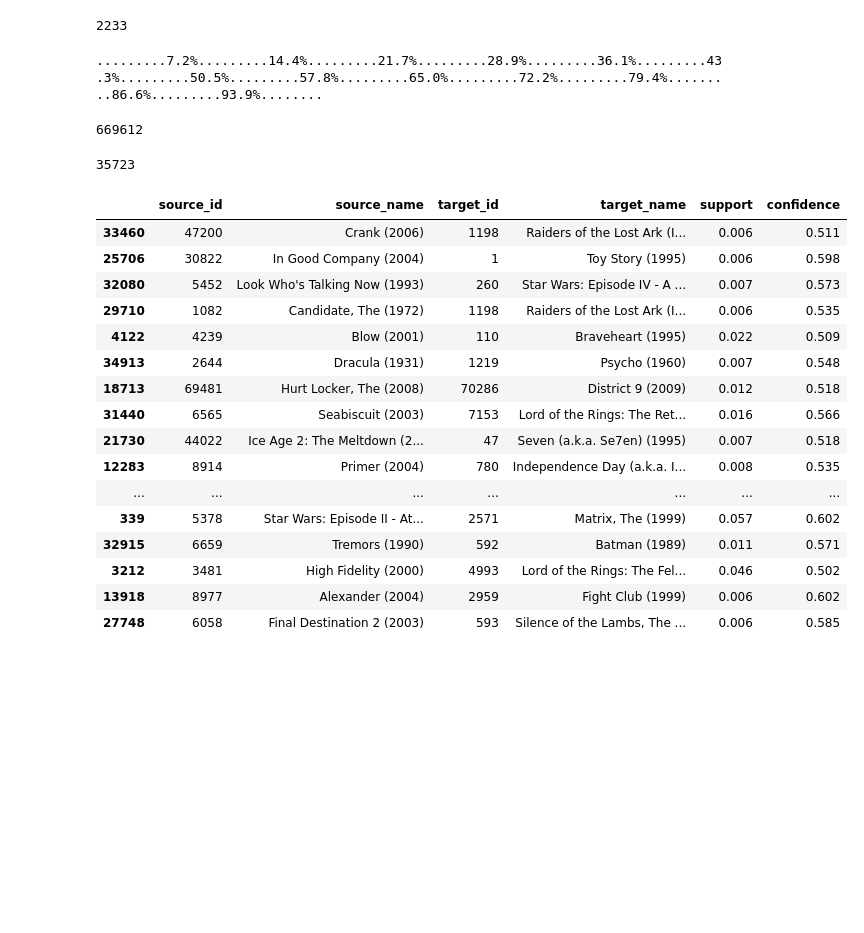
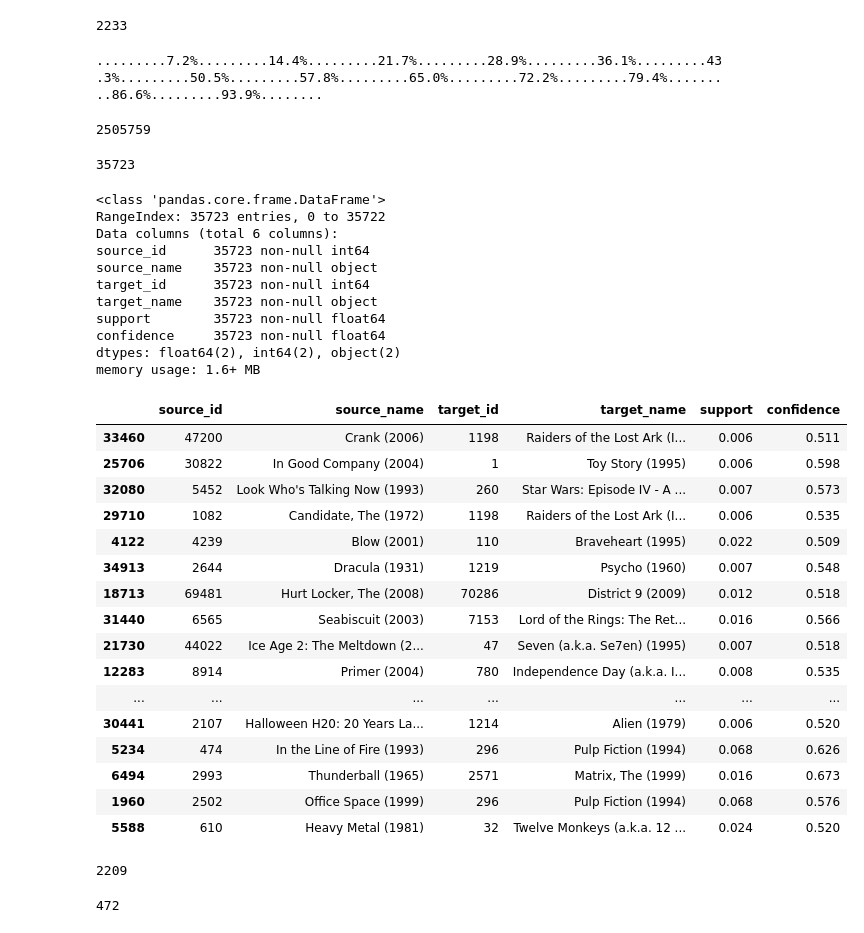
Before and after one commit to csizsek/recommender-systems, a Jupyter notebook: movie_lens/04_association_rules.ipynb, the cells around one changed output. Cells and saved outputs as stored; diff of their text form; code cells hidden in the pictures; blank space fills up the shorter version.

```diff
--- a/movie_lens/04_association_rules.ipynb
+++ b/movie_lens/04_association_rules.ipynb
@@ -33,7 +37,7 @@ ratings = pd.read_csv('data/ratings_train.csv')
 ## Association rules
 # %%
 min_item_support = 0.01
-min_pair_support = 0.005
+min_pair_support = 0.001
 min_confidence = 0.5
 # %%
 transactions = set()
@@ -80,7 +84,7 @@ frequent_movie_pairs = find_frequent_pairs(transactions, frequent_movies, min_pa
 len(frequent_movie_pairs)
 # %% [output]
 .........7.2%.........14.4%.........21.7%.........28.9%.........36.1%.........43.3%.........50.5%.........57.8%.........65.0%.........72.2%.........79.4%.........86.6%.........93.9%........
-669612
+2505759
 # %%
 def calculate_association_rules(frequent_items, frequent_pairs, n_transactions):
     rules = []
@@ -109,22 +113,44 @@ for r in rules:
         'support': r[2],
         'confidence': r[3]})
 rules_df = pd.DataFrame(rules_dict)[['source_id', 'source_name', 'target_id', 'target_name', 'support', 'confidence']]
-rules_df.sample(30)
+rules_df.info()
 # %% [output]
-|  | source_id | source_name | target_id | target_name | support | confidence |
-| 33460 | 47200 | Crank (2006) | 1198 | Raiders of the Lost Ark (I... | 0.006 | 0.511 |
-| 25706 | 30822 | In Good Company (2004) | 1 | Toy Story (1995) | 0.006 | 0.598 |
-| 32080 | 5452 | Look Who's Talking Now (1993) | 260 | Star Wars: Episode IV - A ... | 0.007 | 0.573 |
-| 29710 | 1082 | Candidate, The (1972) | 1198 | Raiders of the Lost Ark (I... | 0.006 | 0.535 |
-| 4122 | 4239 | Blow (2001) | 110 | Braveheart (1995) | 0.022 | 0.509 |
-| 34913 | 2644 | Dracula (1931) | 1219 | Psycho (1960) | 0.007 | 0.548 |
-| 18713 | 69481 | Hurt Locker, The (2008) | 70286 | District 9 (2009) | 0.012 | 0.518 |
-| 31440 | 6565 | Seabiscuit (2003) | 7153 | Lord of the Rings: The Ret... | 0.016 | 0.566 |
-| 21730 | 44022 | Ice Age 2: The Meltdown (2... | 47 | Seven (a.k.a. Se7en) (1995) | 0.007 | 0.518 |
-| 12283 | 8914 | Primer (2004) | 780 | Independence Day (a.k.a. I... | 0.008 | 0.535 |
-| ... | ... | ... | ... | ... | ... | ... |
-| 339 | 5378 | Star Wars: Episode II - At... | 2571 | Matrix, The (1999) | 0.057 | 0.602 |
-| 32915 | 6659 | Tremors (1990) | 592 | Batman (1989) | 0.011 | 0.571 |
-| 3212 | 3481 | High Fidelity (2000) | 4993 | Lord of the Rings: The Fel... | 0.046 | 0.502 |
-| 13918 | 8977 | Alexander (2004) | 2959 | Fight Club (1999) | 0.006 | 0.602 |
-| 27748 | 6058 | Final Destination 2 (2003) | 593 | Silence of the Lambs, The ... | 0.006 | 0.585 |
+<class 'pandas.core.frame.DataFrame'>
+RangeIndex: 35723 entries, 0 to 35722
+Data columns (total 6 columns):
+source_id      35723 non-null int64
+source_name    35723 non-null object
+target_id      35723 non-null int64
+target_name    35723 non-null object
+support        35723 non-null float64
+confidence     35723 non-null float64
+dtypes: float64(2), int64(2), object(2)
+memory usage: 1.6+ MB
+# %%
+rules_df.sample(20)
+# %% [output]
+|  | source_id | source_name | target_id | target_name | support | confidence |
+| 33460 | 47200 | Crank (2006) | 1198 | Raiders of the Lost Ark (I... | 0.006 | 0.511 |
+| 25706 | 30822 | In Good Company (2004) | 1 | Toy Story (1995) | 0.006 | 0.598 |
+| 32080 | 5452 | Look Who's Talking Now (1993) | 260 | Star Wars: Episode IV - A ... | 0.007 | 0.573 |
+| 29710 | 1082 | Candidate, The (1972) | 1198 | Raiders of the Lost Ark (I... | 0.006 | 0.535 |
+| 4122 | 4239 | Blow (2001) | 110 | Braveheart (1995) | 0.022 | 0.509 |
+| 34913 | 2644 | Dracula (1931) | 1219 | Psycho (1960) | 0.007 | 0.548 |
+| 18713 | 69481 | Hurt Locker, The (2008) | 70286 | District 9 (2009) | 0.012 | 0.518 |
+| 31440 | 6565 | Seabiscuit (2003) | 7153 | Lord of the Rings: The Ret... | 0.016 | 0.566 |
+| 21730 | 44022 | Ice Age 2: The Meltdown (2... | 47 | Seven (a.k.a. Se7en) (1995) | 0.007 | 0.518 |
+| 12283 | 8914 | Primer (2004) | 780 | Independence Day (a.k.a. I... | 0.008 | 0.535 |
+| ... | ... | ... | ... | ... | ... | ... |
+| 30441 | 2107 | Halloween H20: 20 Years La... | 1214 | Alien (1979) | 0.006 | 0.520 |
+| 5234 | 474 | In the Line of Fire (1993) | 296 | Pulp Fiction (1994) | 0.068 | 0.626 |
+| 6494 | 2993 | Thunderball (1965) | 2571 | Matrix, The (1999) | 0.016 | 0.673 |
+| 1960 | 2502 | Office Space (1999) | 296 | Pulp Fiction (1994) | 0.068 | 0.576 |
+| 5588 | 610 | Heavy Metal (1981) | 32 | Twelve Monkeys (a.k.a. 12 ... | 0.024 | 0.520 |
+# %%
+len(rules_df.source_id.unique())
+# %% [output]
+2209
+# %%
+len(rules_df.target_id.unique())
+# %% [output]
+472
```
Also changed, not shown: parts of 4 cells of this notebook, 4 other files.
